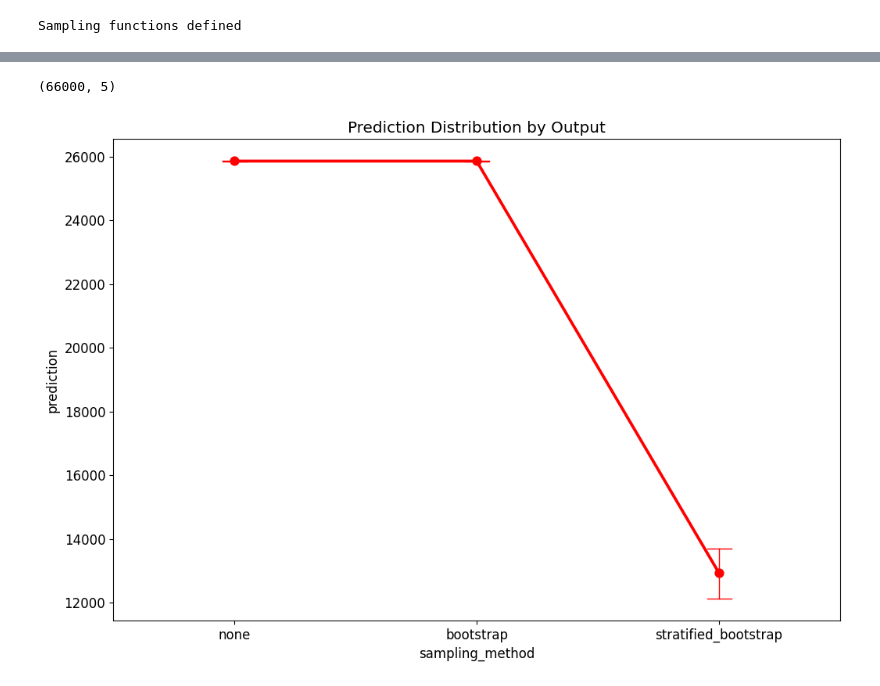
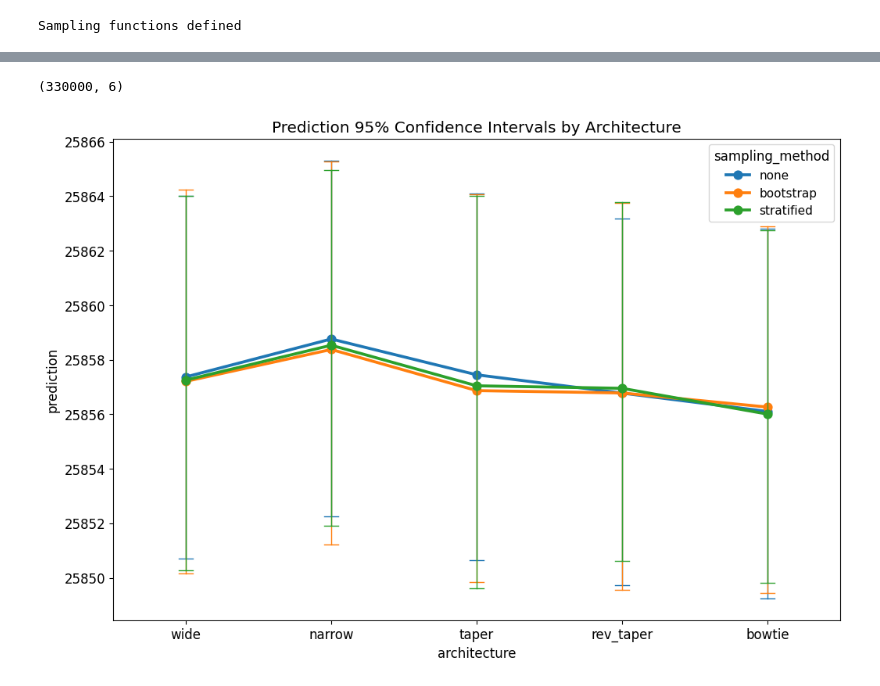
Before and after one commit to dayton2/pymaise_final_project, a Jupyter notebook: final_project_tasks.ipynb, the cells around one changed output, grey strips where cells are left out. Saved outputs shown, nothing was run; the diff lists cells and outputs as text; code cells hidden in the pictures.

Commit message:
automated model training and results

```diff
--- a/final_project_tasks.ipynb
+++ b/final_project_tasks.ipynb
@@ -588,0 +462,16 @@ wide_pred_df.head()
+# %%
+# Train models and get predictions
+wide_pred_df = train_and_predict(wide_fnn_random_search, train_sets, X_test_sets, 'wide')
+narrow_pred_df = train_and_predict(narrow_fnn_random_search, train_sets, X_test_sets, 'narrow')
+taper_pred_df = train_and_predict(taper_fnn_random_search, train_sets, X_test_sets, 'taper')
+rev_taper_pred_df = train_and_predict(rev_taper_fnn_random_search, train_sets, X_test_sets, 'rev_taper')
+bowtie_pred_df = train_and_predict(bowtie_fnn_random_search, train_sets, X_test_sets, 'bowtie')
+pred_df = pd.concat([
+    wide_pred_df,
+    narrow_pred_df,
+    taper_pred_df,
+    rev_taper_pred_df,
+    bowtie_pred_df
+])
+
+print('All models trained')
@@ -589,38 +506,22 @@ wide_pred_df.head()
 # %%
 # Use seaborn to show line plot with confidence intervals.
-print(wide_pred_df.shape)
-
-# sns.violinplot(
-#     data=wide_pred_df[wide_pred_df['output_index'] == 3],
-#     x="sampling_method",
-#     y="prediction",
-#     alpha=0.5,
-#     inner=None
-# )
-
-# sns.stripplot(
-#     data=wide_pred_df[wide_pred_df['output_index'] == 3],
-#     x="sampling_method",
-#     y="prediction",
-#     color='teal',
-#     alpha=0.3
-# )
+print(pred_df.shape)
 
 sns.pointplot(
-    data=wide_pred_df[wide_pred_df['output_index'] == 0],
-    x="sampling_method",
+    data=pred_df[pred_df['output_index'] == 0],
+    x="architecture",
     y="prediction",
+    hue='sampling_method',
     estimator="mean",
     errorbar=("ci", 95),   # 95% confidence interval
     err_kws={'linewidth': 1},
     capsize=0.1,
-    color='red',
     markers="o",
     linestyles="-"
 )
 
-plt.title('Prediction Distribution by Output')
+plt.title('Prediction 95% Confidence Intervals by Architecture')
 plt.show()
 # %% [output]
-(66000, 5)
+(330000, 6)
-[figure, old version]
+[figure, new version]
```
Also changed, not shown: parts of 25 cells of this notebook, 1 other file.
